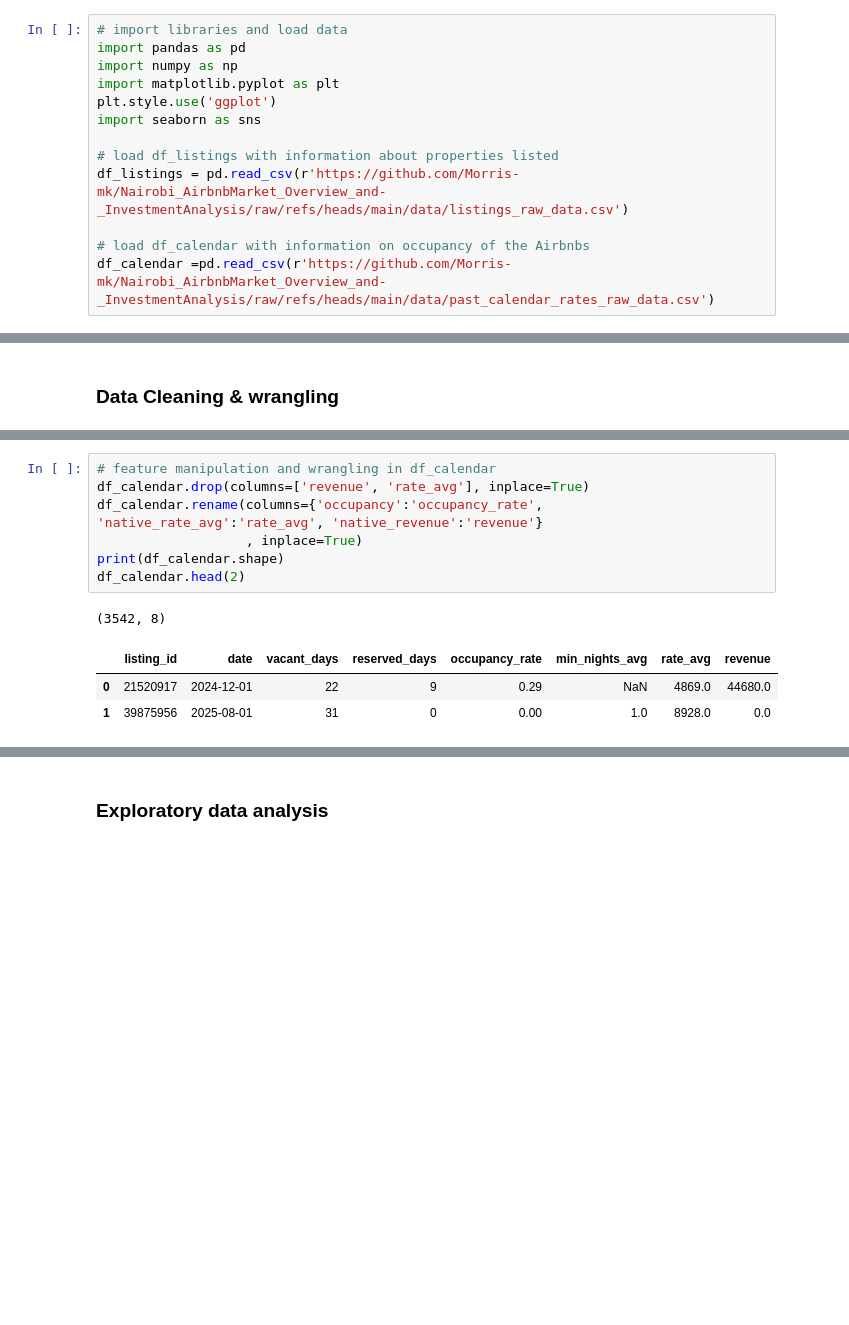
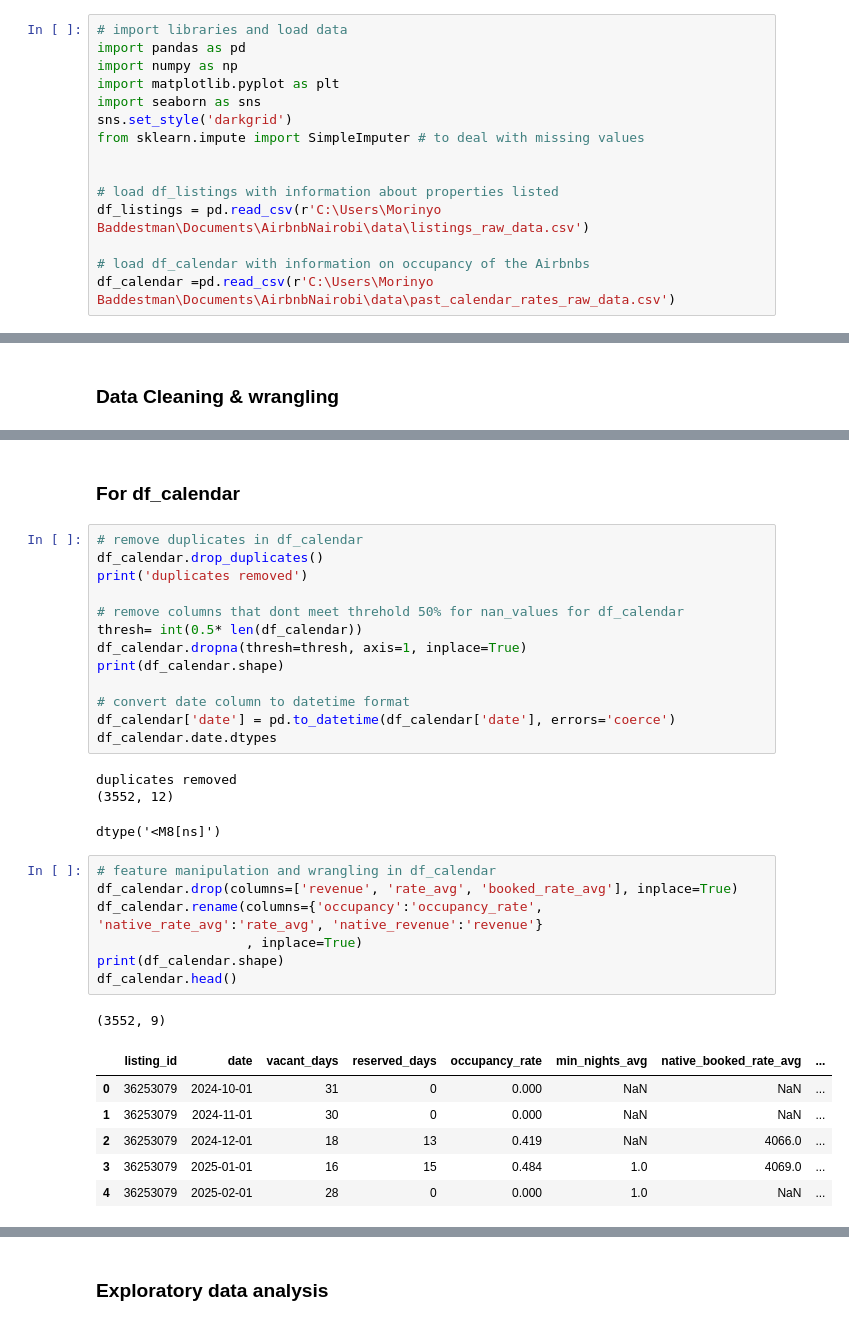
Before and after one commit to Morris-mk/Nairobi_AirbnbMarket_Overview_and-_InvestmentAnalysis, a Jupyter notebook: Airbnb_analysis.ipynb, the cells around one changed output, grey strips where cells are left out. Drawn from its saved outputs; the diff is of its cells as text; blank space fills up the shorter version.

```diff
--- a/Airbnb_analysis.ipynb
+++ b/Airbnb_analysis.ipynb
@@ -6,14 +15,16 @@
 import pandas as pd
 import numpy as np
 import matplotlib.pyplot as plt
-plt.style.use('ggplot')
 import seaborn as sns
+sns.set_style('darkgrid')
+from sklearn.impute import SimpleImputer # to deal with missing values
+
 
 # load df_listings with information about properties listed
-df_listings = pd.read_csv(r'https://github.com/Morris-mk/Nairobi_AirbnbMarket_Overview_and-_InvestmentAnalysis/raw/refs/heads/main/data/listings_raw_data.csv')
+df_listings = pd.read_csv(r'C:\Users\Morinyo Baddestman\Documents\AirbnbNairobi\data\listings_raw_data.csv')
 
 # load df_calendar with information on occupancy of the Airbnbs
-df_calendar =pd.read_csv(r'https://github.com/Morris-mk/Nairobi_AirbnbMarket_Overview_and-_InvestmentAnalysis/raw/refs/heads/main/data/past_calendar_rates_raw_data.csv')
+df_calendar =pd.read_csv(r'C:\Users\Morinyo Baddestman\Documents\AirbnbNairobi\data\past_calendar_rates_raw_data.csv')
 # %%
 print(df_listings.shape)
 df_listings.head()
@@ -153,12 +177,34 @@ df_listings.head()
+# %% [markdown]
+### For df_calendar
+# %%
+# remove duplicates in df_calendar
+df_calendar.drop_duplicates()
+print('duplicates removed')
+
+# remove columns that dont meet threhold 50% for nan_values for df_calendar
+thresh= int(0.5* len(df_calendar))
+df_calendar.dropna(thresh=thresh, axis=1, inplace=True)
+print(df_calendar.shape)
+
+# convert date column to datetime format
+df_calendar['date'] = pd.to_datetime(df_calendar['date'], errors='coerce')
+df_calendar.date.dtypes
+# %% [output]
+duplicates removed
+(3552, 12)
+dtype('<M8[ns]')
 # %%
 # feature manipulation and wrangling in df_calendar
-df_calendar.drop(columns=['revenue', 'rate_avg'], inplace=True)
+df_calendar.drop(columns=['revenue', 'rate_avg', 'booked_rate_avg'], inplace=True)
 df_calendar.rename(columns={'occupancy':'occupancy_rate', 'native_rate_avg':'rate_avg', 'native_revenue':'revenue'}
                    , inplace=True)
 print(df_calendar.shape)
-df_calendar.head(2)
+df_calendar.head()
 # %% [output]
-(3542, 8)
+(3552, 9)
-|  | listing_id | date | vacant_days | reserved_days | occupancy_rate | min_nights_avg | rate_avg | revenue |
-| 0 | 21520917 | 2024-12-01 | 22 | 9 | 0.29 | NaN | 4869.0 | 44680.0 |
-| 1 | 39875956 | 2025-08-01 | 31 | 0 | 0.00 | 1.0 | 8928.0 | 0.0 |
+|  | listing_id | date | vacant_days | reserved_days | occupancy_rate | min_nights_avg | native_booked_rate_avg | ... |
+| 0 | 36253079 | 2024-10-01 | 31 | 0 | 0.000 | NaN | NaN | ... |
+| 1 | 36253079 | 2024-11-01 | 30 | 0 | 0.000 | NaN | NaN | ... |
+| 2 | 36253079 | 2024-12-01 | 18 | 13 | 0.419 | NaN | 4066.0 | ... |
+| 3 | 36253079 | 2025-01-01 | 16 | 15 | 0.484 | 1.0 | 4069.0 | ... |
+| 4 | 36253079 | 2025-02-01 | 28 | 0 | 0.000 | 1.0 | NaN | ... |
```
Also changed, not shown: parts of 48 cells of this notebook, 4 other files.
